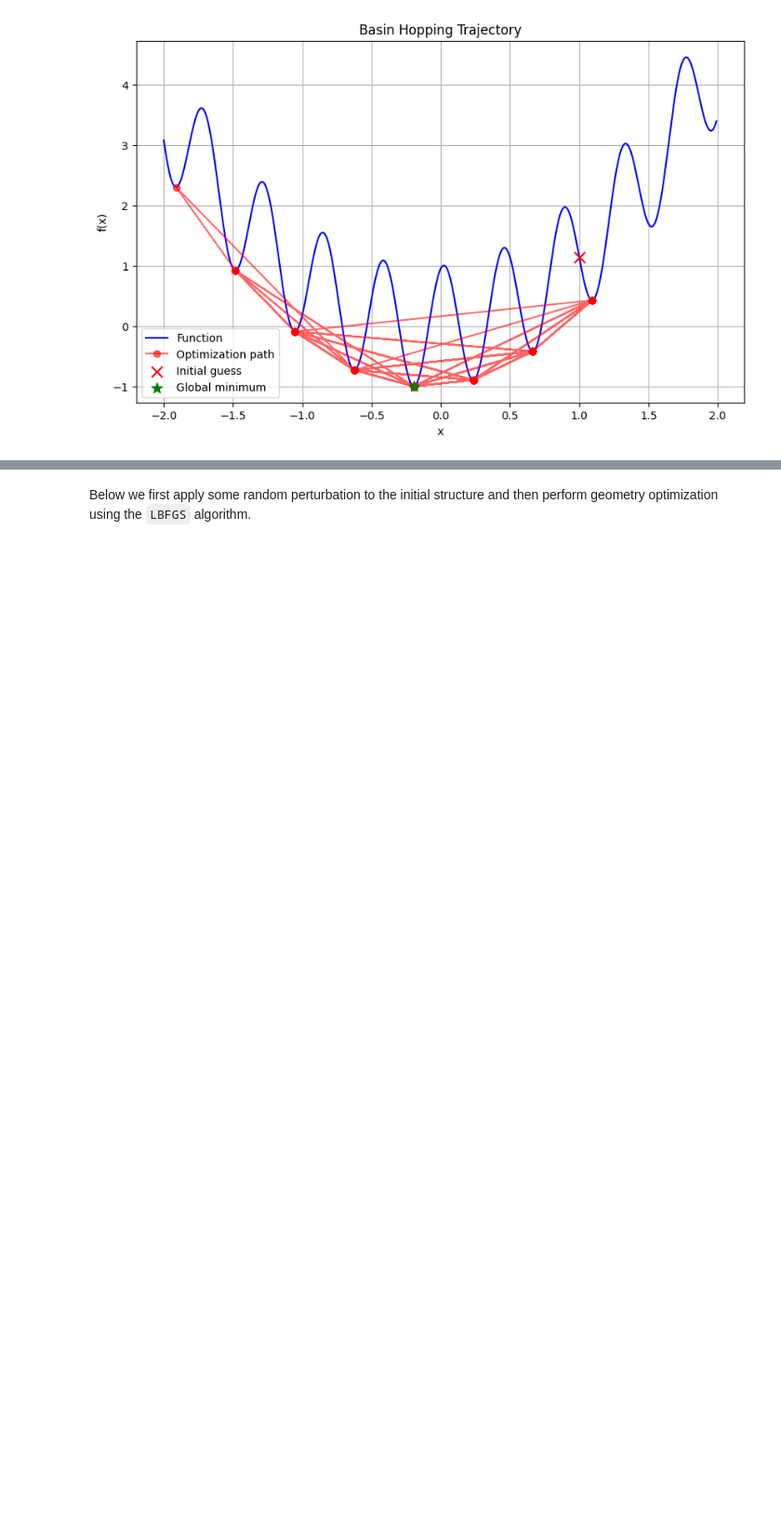
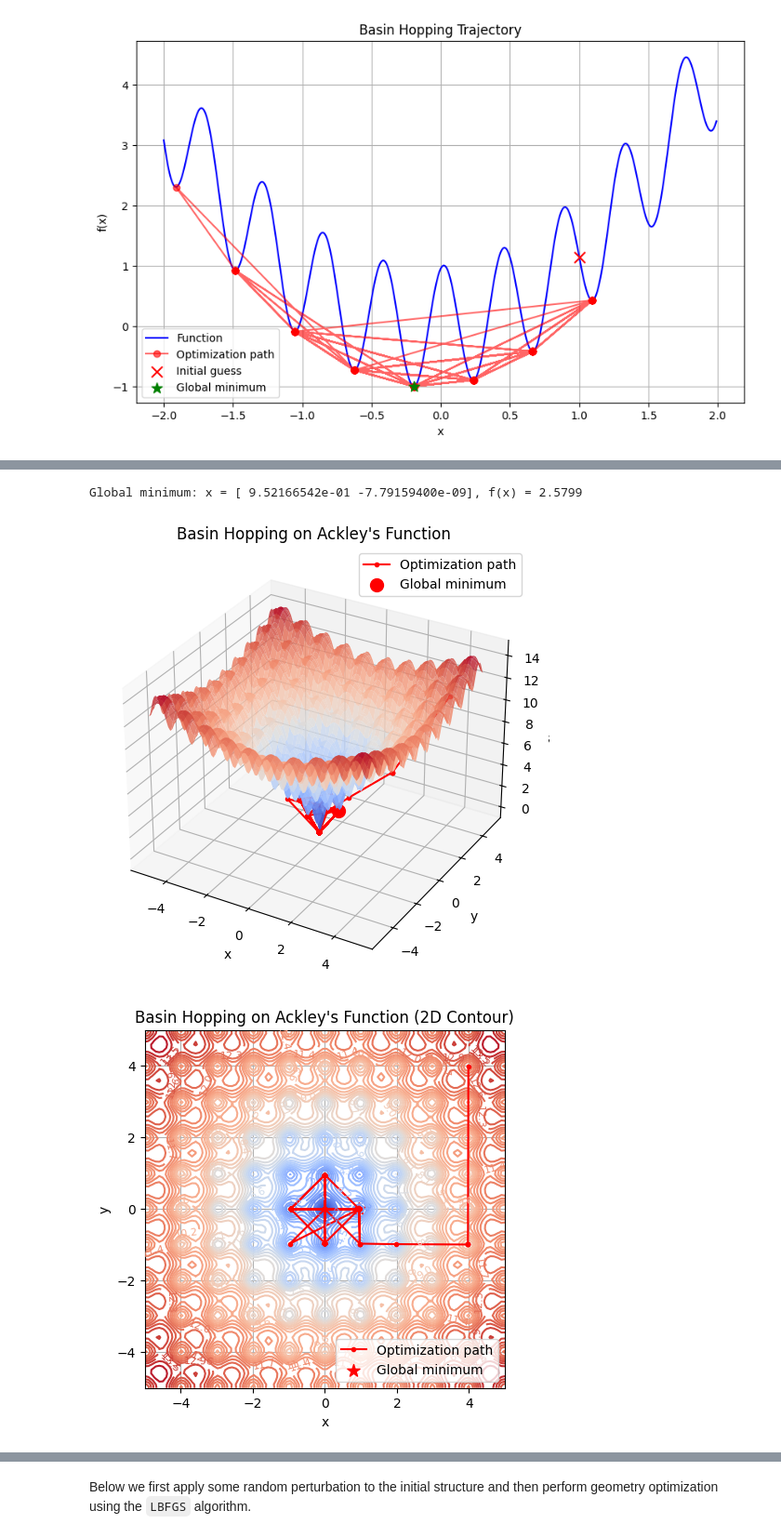
Before and after one commit to deng-group/MLE4217_5219_book, a Jupyter notebook: optimization/optimization.ipynb, the cells around one changed output, grey strips where cells are left out. Shown at 93% size. Drawn from its saved outputs; the diff is of its cells as text; code cells hidden in the pictures; blank space fills up the shorter version.

Commit message:
Refine optimization documentation for clarity and detail; enhance explanations and update figures in relevant sections.

```diff
--- a/optimization/optimization.ipynb
+++ b/optimization/optimization.ipynb
@@ -169,3 +177,78 @@ global minimum: x = -0.1951, f(x0) = -1.0009
+# %%
+from scipy.optimize import basinhopping
+import numpy as np
+
+import matplotlib.pyplot as plt
+
+# Define Ackley's function
+def ackley(x):
+    a = 20
+    b = 0.2
+    c = 2 * np.pi
+    n = len(x)
+    sum1 = np.sum(x**2)
+    sum2 = np.sum(np.cos(c * x))
+    term1 = -a * np.exp(-b * np.sqrt(sum1 / n))
+    term2 = -np.exp(sum2 / n)
+    return term1 + term2 + a + np.exp(1)
+
+# Callback to store trajectory
+trajectory = []
+
+def callback(x, f, accept):
+    trajectory.append((x.copy(), f))
+
+# Initial guess
+x0 = np.array([4.0, 4.0])
+
+# Run basin hopping
+minimizer_kwargs = {"method": "BFGS"}
+result = basinhopping(ackley, x0, minimizer_kwargs=minimizer_kwargs, niter=200, callback=callback)
+
+# Print results
+print("Global minimum: x = {}, f(x) = {:.4f}".format(result.x, result.fun))
+
+# Extract trajectory points
+trajectory_x = [point[0][0] for point in trajectory]
+trajectory_y = [point[0][1] for point in trajectory]
+trajectory_z = [point[1] for point in trajectory]
+
+# Generate grid for Ackley's function
+x = np.linspace(-5, 5, 100)
+y = np.linspace(-5, 5, 100)
+X, Y = np.meshgrid(x, y)
+positions = np.vstack([X.ravel(), Y.ravel()])
+Z = np.apply_along_axis(ackley, 0, positions).reshape(X.shape)
+
+# Plot Ackley's function and trajectory
+fig = plt.figure(figsize=(10, 6))
+ax = fig.add_subplot(111, projection='3d')
+ax.plot_surface(X, Y, Z, cmap='coolwarm', alpha=0.8)
+ax.plot(trajectory_x, trajectory_y, trajectory_z, 'r.-', label='Optimization path')
+ax.scatter(result.x[0], result.x[1], result.fun, color='red', s=100, label='Global minimum')
+ax.set_xlabel('x')
+ax.set_ylabel('y')
+ax.set_zlabel('f(x, y)')
+ax.set_title("Basin Hopping on Ackley's Function")
+ax.legend()
+plt.show()
+
+# Plot Ackley's function and trajectory in 2D
+fig, ax = plt.subplots(figsize=(5, 5))
+contour = ax.contour(X, Y, Z, 50, cmap='coolwarm')
+ax.clabel(contour, inline=True, fontsize=8)
+ax.plot(trajectory_x, trajectory_y, 'r.-', label='Optimization path')
+ax.scatter(result.x[0], result.x[1], color='red', s=100, marker='*', label='Global minimum')
+ax.set_xlabel('x')
+ax.set_ylabel('y')
+ax.set_title("Basin Hopping on Ackley's Function (2D Contour)")
+ax.legend()
+ax.grid(True)
+plt.show()
+# %% [output]
+Global minimum: x = [ 9.52166542e-01 -7.79159400e-09], f(x) = 2.5799
+[figure, added]
+[figure, added]
 # %% [markdown]
 ## Geometry Optimization
 In this section, we will do geometry optimization of Barium Titanate (BaTiO3) using the `ase` library. We will use the `LBFGS` algorithm to minimize the energy of the system.
```
Also changed, not shown: parts of 1 cell of this notebook.
